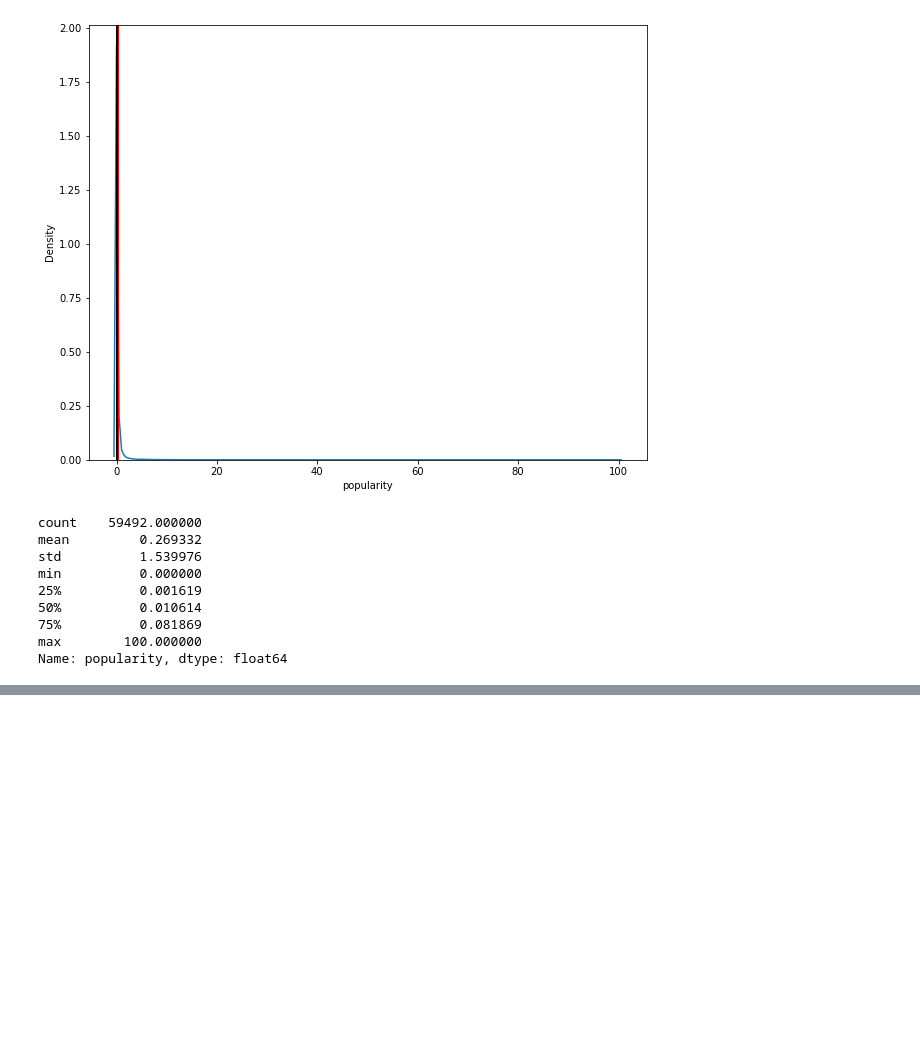
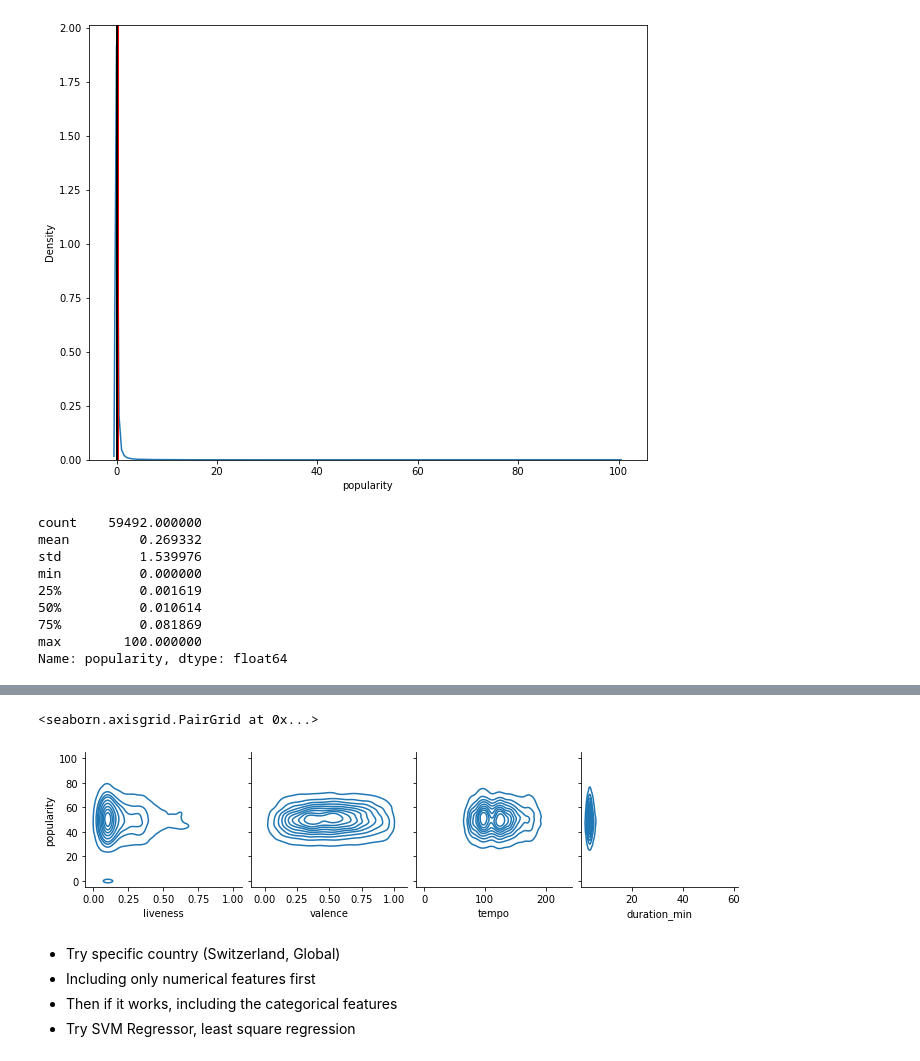
Before and after one commit to MaxiTrien/spotify-data-science-project, a Jupyter notebook: spotify-songs-pred-popularity.ipynb, the cells around one changed output, grey strips where cells are left out. Cells and saved outputs as stored; diff of their text form; code cells hidden in the pictures; blank space fills up the shorter version.

```diff
--- a/spotify-songs-pred-popularity.ipynb
+++ b/spotify-songs-pred-popularity.ipynb
@@ -151,0 +331,12 @@ In spite of that, we'll try to work on our data as it is for now, and if the res
+# %%
+sns.pairplot(data=df,
+                  x_vars=['liveness', 'valence', 'tempo', 'duration_min'],
+                  y_vars=['popularity'], kind="kde")
+# %% [output]
+<seaborn.axisgrid.PairGrid at 0x...>
+[figure, added]
+# %% [markdown]
+- Try specific country (Switzerland, Global)
+- Including only numerical features first
+- Then if it works, including the categorical features
+- Try SVM Regressor, least square regression
```
Also changed, not shown: parts of 37 cells of this notebook.
